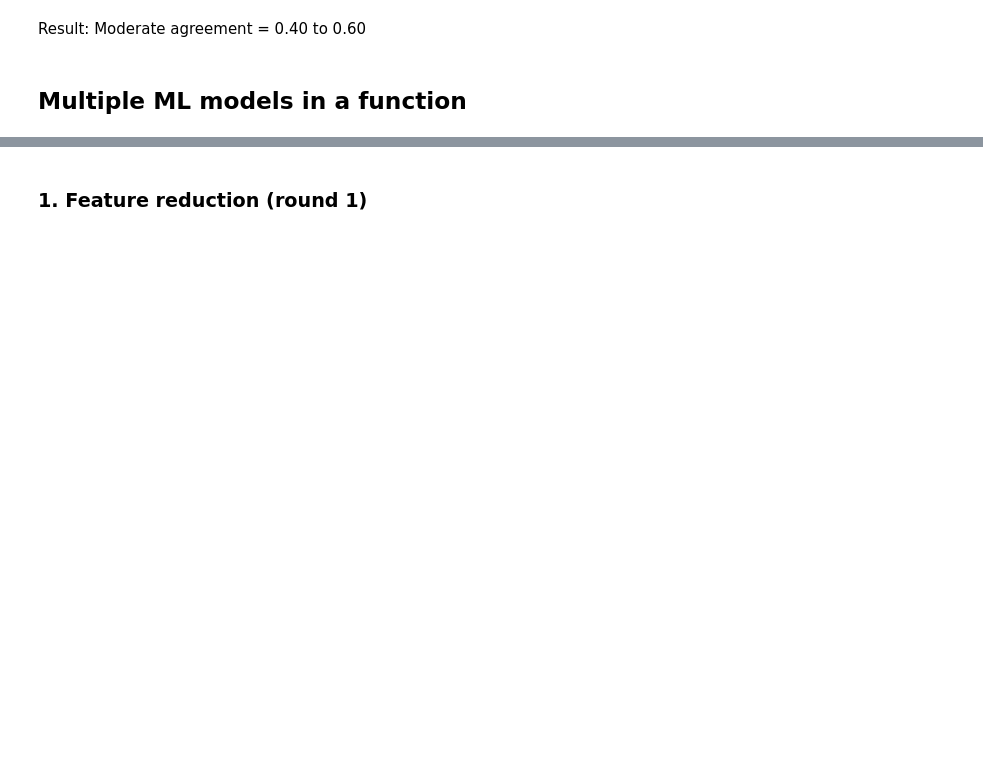
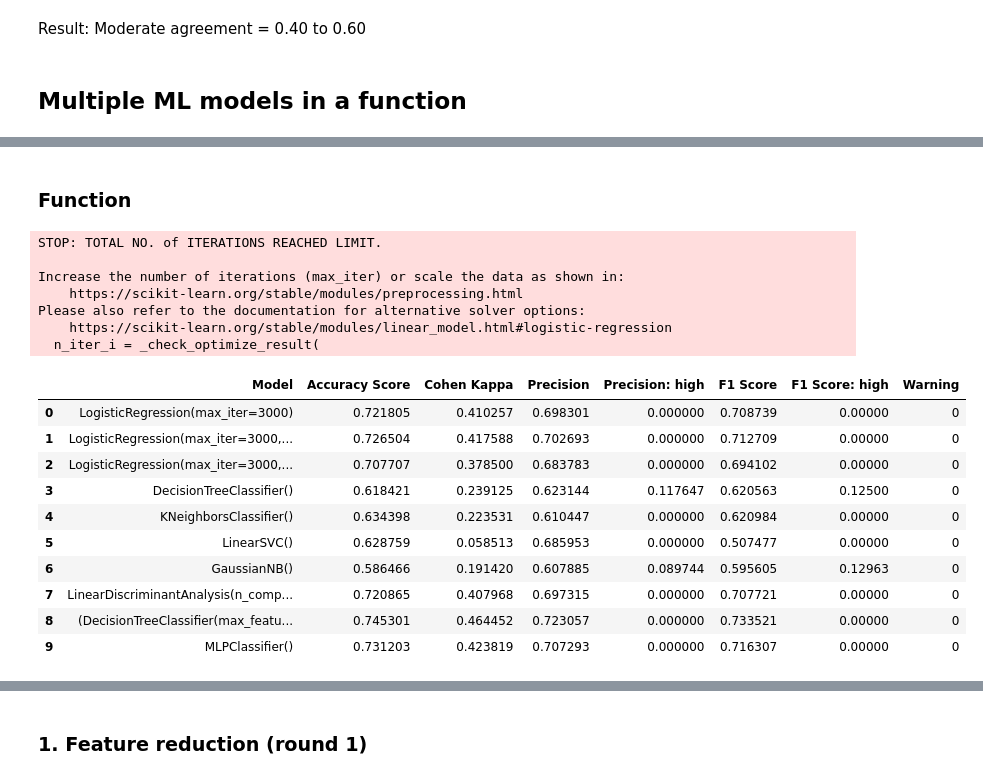
Before and after one commit to sian0x0/CA-data-science, a Jupyter notebook: 1-2/BlueBerry_Winery_ML_Classification.ipynb, the cells around one changed output, grey strips where cells are left out. Drawn from its saved outputs; the diff is of its cells as text; code cells hidden in the pictures; blank space fills up the shorter version.

```diff
--- a/1-2/BlueBerry_Winery_ML_Classification.ipynb
+++ b/1-2/BlueBerry_Winery_ML_Classification.ipynb
@@ -523,0 +523,62 @@ deploy_models()
+# %% [markdown]
+### Function
+# %%
+#instantiate all models with any parameters needed
+lr = LogisticRegression(solver='lbfgs', max_iter=3000)  #NB: 'lbfgs' is the default solver. it failed to converge, so trying various solvers
+lr1 = LogisticRegression(solver='liblinear', max_iter=3000)
+lr2 = LogisticRegression(solver='newton-cg', max_iter=3000)
+lr3 = LogisticRegression(solver='newton-cholesky', max_iter=3000)
+lr4 = LogisticRegression(solver='sag', max_iter=3000)   #NB: sag requires normalisation to work
+lr5 = LogisticRegression(solver='saga', max_iter=3000)  #NB:saga requires normalisation
+dt = DecisionTreeClassifier()
+kn = KNeighborsClassifier() ## guessing this is the one for classification. https://www.datacamp.com/tutorial/k-nearest-neighbor-classification-scikit-learn
+ls = LinearSVC(dual = True)
+nb = GaussianNB()
+ld = LDA(n_components=1)
+rf = RandomForestClassifier()
+mp = MLPClassifier()
+#TODO: nn = sklearn.neural_network.MLPClassifier ? and others?
+
+#create list of all model instances
+classifier_model_defs = [lr, lr1, lr5, dt, kn, ls, nb, ld, rf, mp] ## not used: lr2, lr3, lr4,
+
+#define function
+def deploy_models(x_training_data, x_test_data, y_training_data, y_test_data): #feed in all inputs needed by models here
+    df_models_eval = pd.DataFrame(columns=['Model', 'Accuracy Score', 'Cohen Kappa', 'Precision', 'Precision: high', 'F1 Score', 'F1 Score: high','Warning']) #make a df to hold the scores
+    for model in classifier_model_defs:             #loop over models in list
+        model.fit(x_training_data, y_training_data) #use fit() to train each model on the x and y training data
+        pred = model.predict(x_test_data)           #predict, evaluate and output some things to compare...
+        acc = accuracy_score(y_test_data, pred)
+        kap = cohen_kappa_score(y_test_data, pred)
+        prc = precision_score(y_test_data, pred, average='weighted', zero_division=0)
+        prc2 = precision_score(y_test_data, pred, average='weighted', zero_division=0, labels=[2])
+        f1 = f1_score(y_test_data, pred, average='weighted', zero_division=0) # , labels=[2] to just show high quality
+        f12 = f1_score(y_test_data, pred, labels=[2], average='weighted', zero_division=0)
+        warn = 0 ## TODO: want to add error type so i can see which ones did not complete (ie Converge, so far)
+        df_models_eval.loc[len(df_models_eval)] = [model, acc, kap, prc, prc2, f1, f12, warn] #add row to the results df
+        #print('\n', model, 'accuracy:', acc, 'kappa:', kap, 'f1:', f1) #test:print result per iteration (for when loop fails to finish and display df)
+    return(df_models_eval)
+
+#call function and save un-engineered test results to variable for comparison
+orig_results = deploy_models(x_training_data, x_test_data, y_training_data, y_test_data)
+
+display(orig_results)
+# %% [output]
+STOP: TOTAL NO. of ITERATIONS REACHED LIMIT.
+
+Increase the number of iterations (max_iter) or scale the data as shown in:
+    https://scikit-learn.org/stable/modules/preprocessing.html
+Please also refer to the documentation for alternative solver options:
+    https://scikit-learn.org/stable/modules/linear_model.html#logistic-regression
+  n_iter_i = _check_optimize_result(
+|  | Model | Accuracy Score | Cohen Kappa | Precision | Precision: high | F1 Score | F1 Score: high | Warning |
+| 0 | LogisticRegression(max_iter=3000) | 0.721805 | 0.410257 | 0.698301 | 0.000000 | 0.708739 | 0.00000 | 0 |
+| 1 | LogisticRegression(max_iter=3000,... | 0.726504 | 0.417588 | 0.702693 | 0.000000 | 0.712709 | 0.00000 | 0 |
+| 2 | LogisticRegression(max_iter=3000,... | 0.707707 | 0.378500 | 0.683783 | 0.000000 | 0.694102 | 0.00000 | 0 |
+| 3 | DecisionTreeClassifier() | 0.618421 | 0.239125 | 0.623144 | 0.117647 | 0.620563 | 0.12500 | 0 |
+| 4 | KNeighborsClassifier() | 0.634398 | 0.223531 | 0.610447 | 0.000000 | 0.620984 | 0.00000 | 0 |
+| 5 | LinearSVC() | 0.628759 | 0.058513 | 0.685953 | 0.000000 | 0.507477 | 0.00000 | 0 |
+| 6 | GaussianNB() | 0.586466 | 0.191420 | 0.607885 | 0.089744 | 0.595605 | 0.12963 | 0 |
+| 7 | LinearDiscriminantAnalysis(n_comp... | 0.720865 | 0.407968 | 0.697315 | 0.000000 | 0.707721 | 0.00000 | 0 |
+| 8 | (DecisionTreeClassifier(max_featu... | 0.745301 | 0.464452 | 0.723057 | 0.000000 | 0.733521 | 0.00000 | 0 |
+| 9 | MLPClassifier() | 0.731203 | 0.423819 | 0.707293 | 0.000000 | 0.716307 | 0.00000 | 0 |
```
Also changed, not shown: parts of 51 cells of this notebook.
